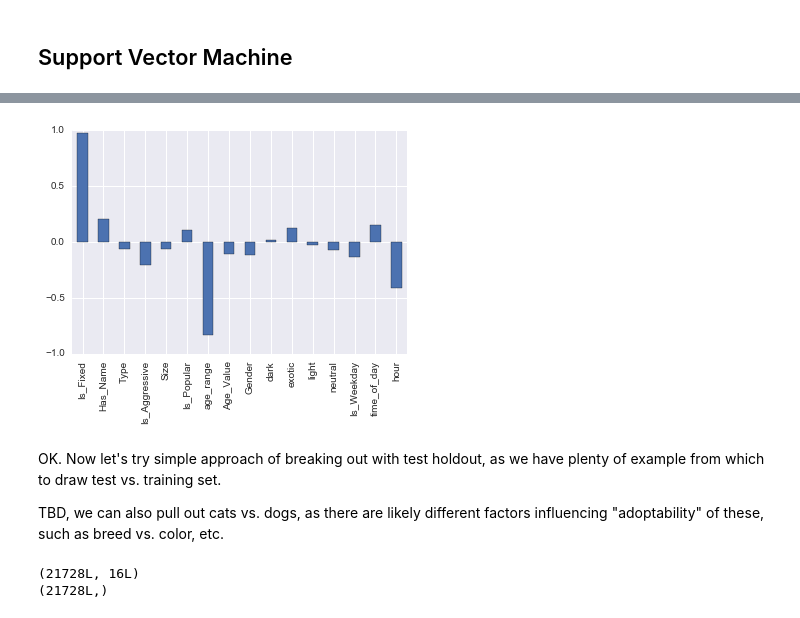
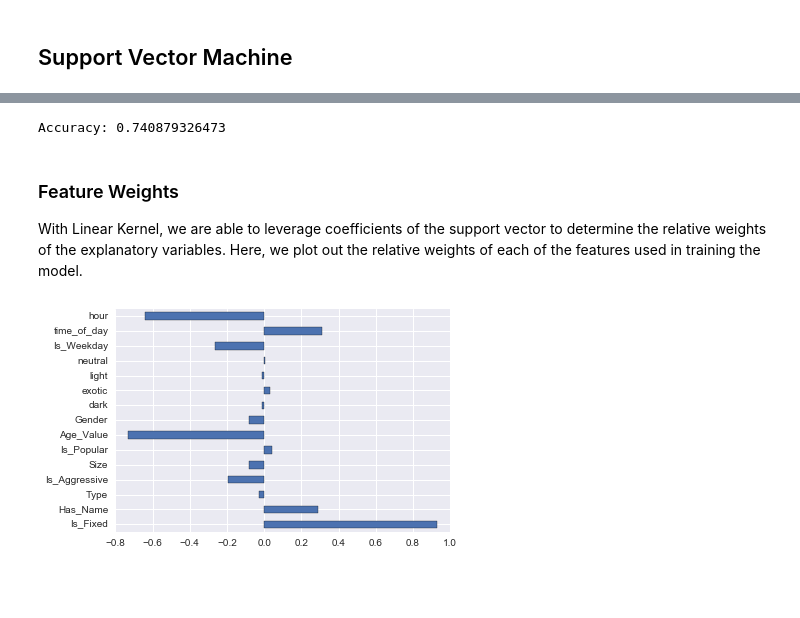
Before and after one commit to mg826/Data_Mining, a Jupyter notebook: AnimalOutcomes/MiniLab1_Logistic_SVM.ipynb, the cells around one changed output, grey strips where cells are left out. Cells and saved outputs as stored; diff of their text form; code cells hidden in the pictures; blank space fills up the shorter version.

Commit message:
Added in the SVM work, include RBF functionality, as well as building and testing models separately for cats vs. dogs.

```diff
--- a/AnimalOutcomes/MiniLab1_Logistic_SVM.ipynb
+++ b/AnimalOutcomes/MiniLab1_Logistic_SVM.ipynb
@@ -588,0 +18,3 @@ However, based on standard exploratory data analysis, we can provide the busines
+# %%
+df = pd.read_csv("Project1.csv")
+print df.shape
@@ -619,6 +53,7 @@ We'll create a new dataframe called df_alg (for df_algorithm), and discretize ou
 
 We've also included our new time features for good measure: time_of_day, is_weekday, and hour. These variables are ordinal, binary and continuous in nature, they do not require dummies and the range on hour is 24.
 # %%
+classLabels = LabelEncoder()
 for c in np.unique(df['Outcome']):
     print c, df.Outcome[df.Outcome == c].count()
 
@@ -626,7 +61,7 @@ for c in np.unique(df['Outcome']):
 # we will group all other values except adoption
 
 # grab a new dataframe
-df_alg = df[['Is_Fixed','Has_Name','Type','Is_Aggressive','Size','Is_Popular','age_range', 'Age_Value',
+df_alg = df[['Is_Fixed','Has_Name','Type','Is_Aggressive','Size','Is_Popular','Age_Value',
              'Gender','dark','exotic','light','neutral','Is_Weekday','time_of_day','hour','Outcome_Label']]
 
 df_alg.loc[:,'Outcome_Label'] = df.loc[:,'Outcome'].apply(lambda x: 1 if x == 'Adoption' else 0)
@@ -636,11 +71,12 @@ df_alg.loc[:,'Is_Fixed'] = df.loc[:,'Is_Fixed'].apply(lambda x: 1 if x == 'Fixed
 df_alg.loc[:,'Type'] = df.loc[:,'Type'].apply(lambda x: 1 if x == 'Dog' else 0)
 df_alg.loc[:,'Gender'] = df.loc[:,'Gender'].apply(lambda x: 1 if x == 'Male' else 0)
 
-df_alg.loc[:,'age_range'] = classLabels.fit_transform(df.loc[:,'age_range'])
+#Using Age instead: df_alg.loc[:,'age_range'] = classLabels.fit_transform(df.loc[:,'age_range'])
 df_alg.loc[:,'Size'] = classLabels.fit_transform(df.loc[:,'Size'])
 df_alg.loc[:,'Age_Value'] = df.loc[:, 'Age_Value']
-df_alg = df_alg.astype(np.int64)
-#df.describe()
+df_alg.loc[:, :] = df_alg.astype(np.int64)
+
+print df_alg.shape
 df_alg.describe()
 # %% [output]
 Adoption 10769
@@ -935,22 +339,35 @@ Average Accuracy: 0.480583613917
+# %%
+# This will take some time. Use stochasitc gradient descent instead
+from sklearn.linear_model import SGDClassifier
+from sklearn.metrics import accuracy_score
+from sklearn import preprocessing
+import warnings
+warnings.filterwarnings('ignore')
+
+scl = preprocessing.StandardScaler()
+
+test_cases = int(len(df_alg.index) * 0.2)
+
+x_train = df_alg.values[:-test_cases,:-1] # features
+x_test = df_alg.values[-test_cases:,:-1] # features
+y_train = df_alg.values[:-test_cases,-1] # target, binary
+y_test = df_alg.values[-test_cases:,-1] # target, binary
+
+model = SGDClassifier(loss='hinge', penalty='l2',n_jobs = -1, n_iter=1000)
+model.fit(scl.fit_transform(x_train),y_train)
+
+yhat = model.predict(scl.transform(x_test))
+score = accuracy_score(yhat, y_test)
+
+print("Accuracy: %s" % (score))
+# %% [output]
+Accuracy: 0.740879326473
+# %% [markdown]
+### Feature Weights
+With Linear Kernel, we are able to leverage coefficients of the support vector to determine the relative weights of the explanatory variables. Here, we plot out the relative weights of each of the features used in training the model.
 # %%
-svm_final = SGD(loss='hinge', alpha=0.001, learning_rate='optimal', penalty='l2',n_jobs = -1)
-svm_final.fit(scl.fit_transform(X_train),y_train)
-weights = pd.Series(svm_final.coef_[0], index=df_alg.columns[:-1])
-weights.plot(kind='bar')
+weights = pd.Series(model.coef_[0], index=df_alg.columns[:-1])
+weights.plot(kind='barh')
 plt.show()
 # %% [output]
-[figure, old version]
+[figure, new version]
-# %% [markdown]
-OK. Now let's try simple approach of breaking out with test holdout, as we have plenty of example from which to draw test vs. training set.
-
-TBD, we can also pull out cats vs. dogs, as there are likely different factors influencing "adoptability" of these, such as breed vs. color, etc.
-# %%
-x_train = df_alg.values[: -5000, :-1]
-x_test = df_alg.values[-5000: , : -1]
-y_train = df_alg.values[: -5000, -1]
-y_test = df_alg.values[-5000:, -1]
-print np.shape(x_train)
-print np.shape(y_train)
-# %% [output]
-(21728L, 16L)
-(21728L,)
```
Also changed, not shown: parts of 111 cells of this notebook, 3 other files.
